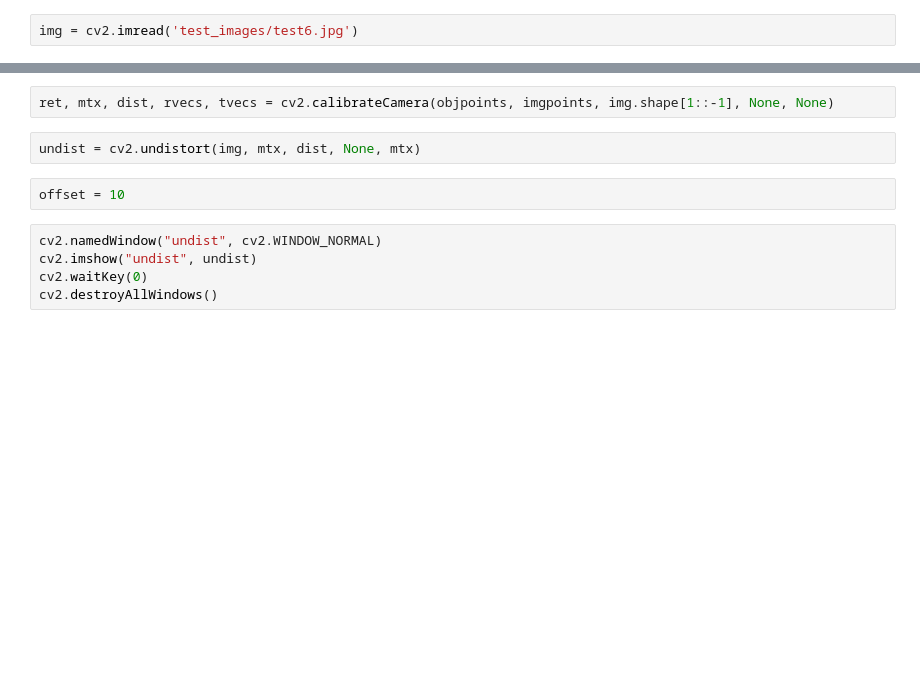
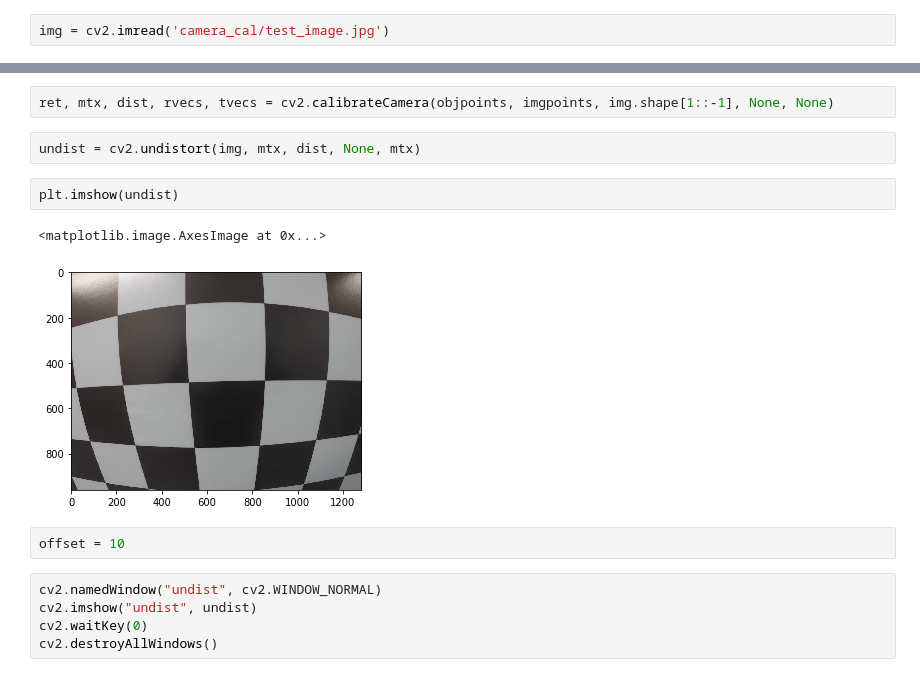
Before and after one commit to SamuelNavarro/SelfDriving, a Jupyter notebook: AdvancedLaneFinding/Project/Project_v80519.ipynb, the cells around one changed output, grey strips where cells are left out. Drawn from its saved outputs; the diff is of its cells as text; blank space fills up the shorter version.

```diff
--- a/AdvancedLaneFinding/Project/Project_v80519.ipynb
+++ b/AdvancedLaneFinding/Project/Project_v80519.ipynb
@@ -74,5 +75,5 @@ objpoints, imgpoints = calibrate_camera('camera_cal/*.jpg')
 # %%
-img = cv2.imread('test_images/test6.jpg')
+img = cv2.imread('camera_cal/test_image.jpg')
 # %%
 !ls test_images/
 # %% [output]
@@ -88,6 +89,11 @@ cv2.destroyAllWindows()
 ret, mtx, dist, rvecs, tvecs = cv2.calibrateCamera(objpoints, imgpoints, img.shape[1::-1], None, None)
 # %%
 undist = cv2.undistort(img, mtx, dist, None, mtx)
+# %%
+plt.imshow(undist)
+# %% [output]
+<matplotlib.image.AxesImage at 0x...>
+[figure, added]
 # %%
 offset = 10
 # %%
```
Also changed, not shown: parts of 3 cells of this notebook, 13 other files.
